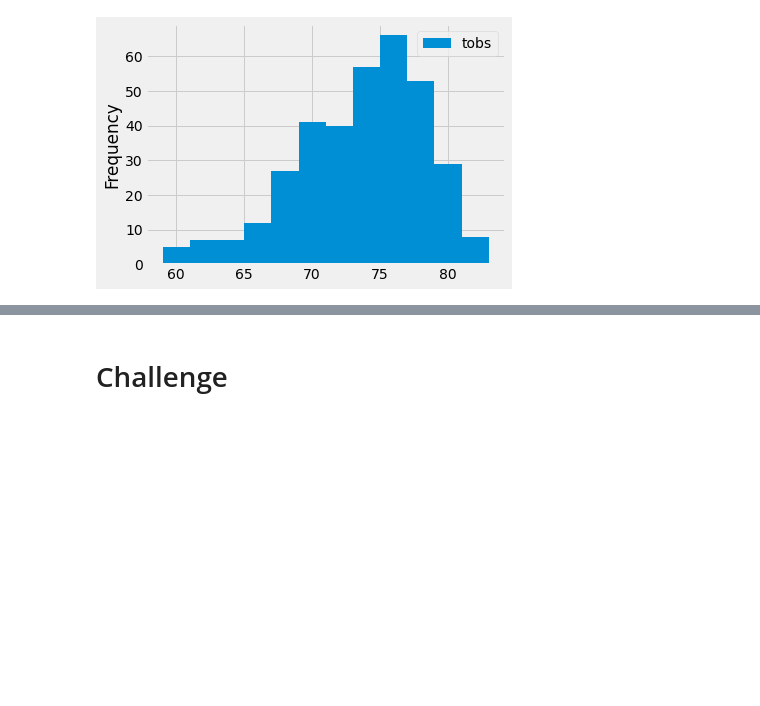
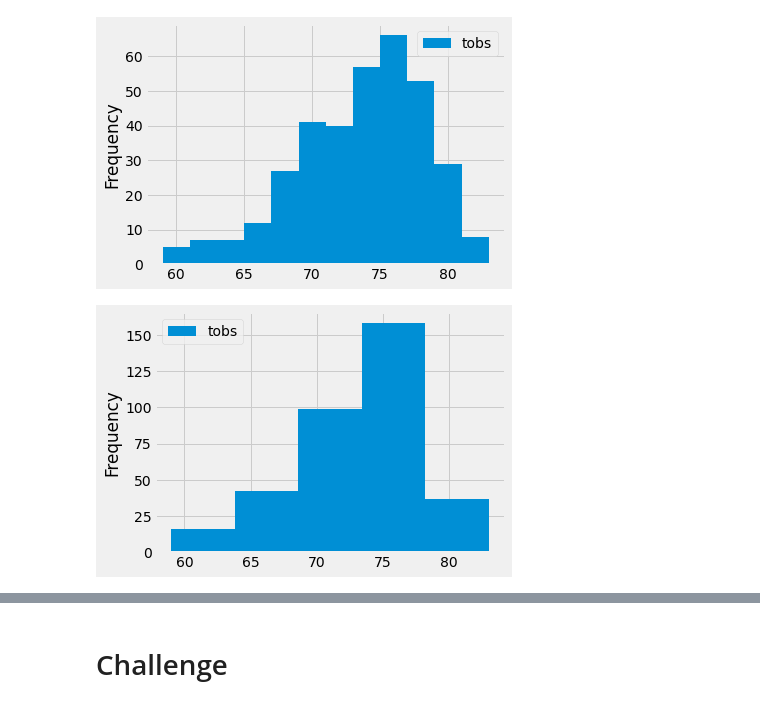
Before and after one commit to MegnRene/Surfs_up, a Jupyter notebook: climate_analysis.ipynb, the cells around one changed output, grey strips where cells are left out. Cells and saved outputs as stored; diff of their text form; code cells hidden in the pictures; blank space fills up the shorter version.

```diff
--- a/climate_analysis.ipynb
+++ b/climate_analysis.ipynb
@@ -186,6 +186,11 @@ df.plot.hist(bins=12)
 plt.tight_layout()
 # %% [output]
 [figure]
+# %%
+df.plot.hist(bins=5)
+plt.tight_layout()
+# %% [output]
+[figure, added]
 # %%
 # we can infer that a vast majority of the observations were over 67 degrees.
 #If you count up the bins to the right of 67 degrees,
```
Also changed, not shown: parts of 1 cell of this notebook.
